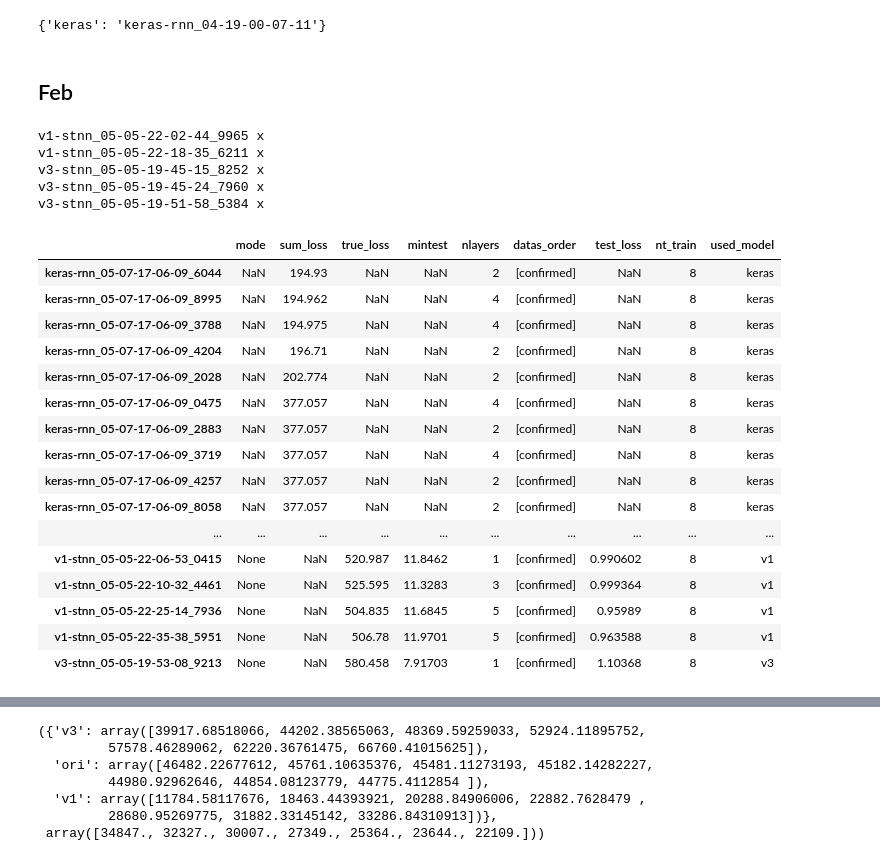
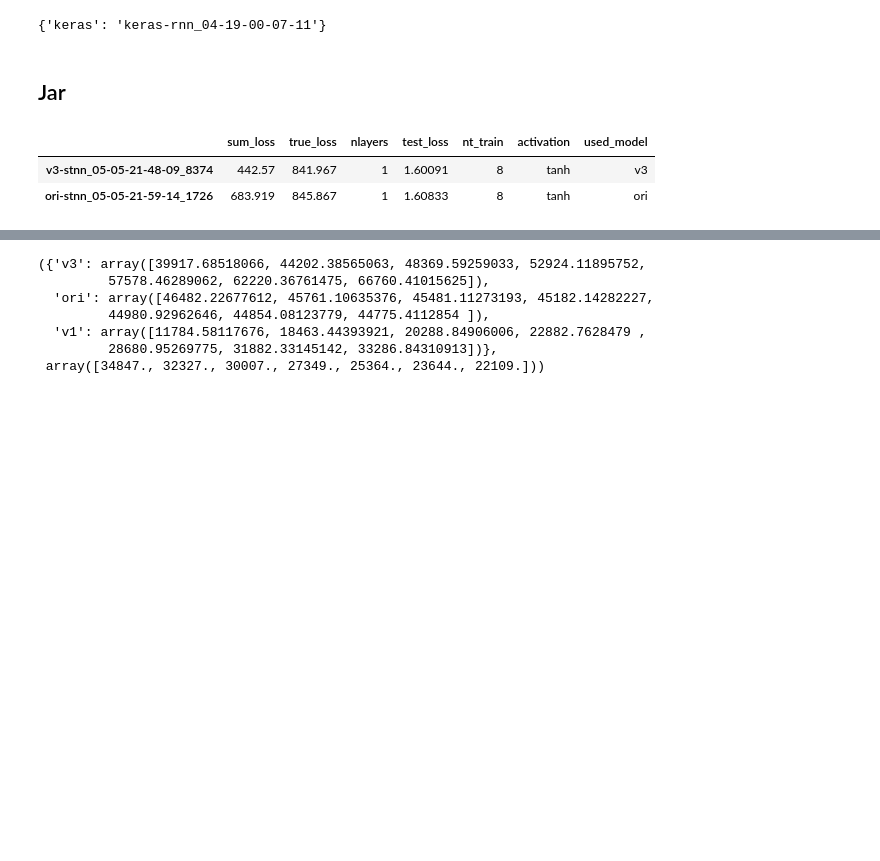
Before and after one commit to wtding1998/RNN_nCov, a Jupyter notebook: disease_analysis.ipynb, the cells around one changed output, grey strips where cells are left out. Drawn from its saved outputs; the diff is of its cells as text; code cells hidden in the pictures; blank space fills up the shorter version.

```diff
--- a/disease_analysis.ipynb
+++ b/disease_analysis.ipynb
@@ -423,46 +423,27 @@ exp_dir
 japan_exp = result.Exp(exp_dir['keras'], japan_folder)
 japan_loss = japan_exp.train_loss()[0]
 # %% [markdown]
-## Feb
+## Jar
 # %%
 datadir = 'data'
 dataset = 'jar'
 data, _ = get_time_data(datadir, dataset)
 data = data.numpy()
 
 # plt.figure('ncov Dataset')
 # plt.imshow(data[:, :, 0].T, aspect='auto', cmap='jet')
 # plt.title('ncov Dataset')
 # plt.xlabel('timestep')
 # plt.colorbar()
 
-jar_folder = os.path.abspath(os.path.join(os.getcwd(), '..', 'output', 'jar'))
+jar_folder = os.path.abspath(os.path.join(os.getcwd(), '..', 'output_result', 'best_jar'))
 jar_result = result.Printer(jar_folder)
 pd.options.display.max_rows = None
 # a = jar_result.get_df(col=['train_loss', 'test_loss', 'mode']).sort_values('test_loss', ascending=True)
-jar_df = jar_result.get_df(col=['mode', 'sum_loss', 'true_loss', 'mintest', 'nlayers', 'datas_order', 'test_loss', 'nt_train'], increase=False).sort_values('sum_loss')
-jar_df
+jar_df = jar_result.get_df(col=['sum_loss', 'true_loss', 'nlayers', 'test_loss', 'nt_train', 'activation'], increase=False).sort_values('sum_loss')
+jar_df.loc[jar_df['used_model'] != 'keras']
 # %% [output]
-v1-stnn_05-05-22-02-44_9965 x
-v1-stnn_05-05-22-18-35_6211 x
-v3-stnn_05-05-19-45-15_8252 x
-v3-stnn_05-05-19-45-24_7960 x
-v3-stnn_05-05-19-51-58_5384 x
-|  | mode | sum_loss | true_loss | mintest | nlayers | datas_order | test_loss | nt_train | used_model |
-| keras-rnn_05-07-17-06-09_6044 | NaN | 194.93 | NaN | NaN | 2 | [confirmed] | NaN | 8 | keras |
-| keras-rnn_05-07-17-06-09_8995 | NaN | 194.962 | NaN | NaN | 4 | [confirmed] | NaN | 8 | keras |
-| keras-rnn_05-07-17-06-09_3788 | NaN | 194.975 | NaN | NaN | 4 | [confirmed] | NaN | 8 | keras |
-| keras-rnn_05-07-17-06-09_4204 | NaN | 196.71 | NaN | NaN | 2 | [confirmed] | NaN | 8 | keras |
-| keras-rnn_05-07-17-06-09_2028 | NaN | 202.774 | NaN | NaN | 2 | [confirmed] | NaN | 8 | keras |
-| keras-rnn_05-07-17-06-09_0475 | NaN | 377.057 | NaN | NaN | 4 | [confirmed] | NaN | 8 | keras |
-| keras-rnn_05-07-17-06-09_2883 | NaN | 377.057 | NaN | NaN | 2 | [confirmed] | NaN | 8 | keras |
-| keras-rnn_05-07-17-06-09_3719 | NaN | 377.057 | NaN | NaN | 4 | [confirmed] | NaN | 8 | keras |
-| keras-rnn_05-07-17-06-09_4257 | NaN | 377.057 | NaN | NaN | 2 | [confirmed] | NaN | 8 | keras |
-| keras-rnn_05-07-17-06-09_8058 | NaN | 377.057 | NaN | NaN | 2 | [confirmed] | NaN | 8 | keras |
-| ... | ... | ... | ... | ... | ... | ... | ... | ... | ... |
-| v1-stnn_05-05-22-06-53_0415 | None | NaN | 520.987 | 11.8462 | 1 | [confirmed] | 0.990602 | 8 | v1 |
-| v1-stnn_05-05-22-10-32_4461 | None | NaN | 525.595 | 11.3283 | 3 | [confirmed] | 0.999364 | 8 | v1 |
-| v1-stnn_05-05-22-25-14_7936 | None | NaN | 504.835 | 11.6845 | 5 | [confirmed] | 0.95989 | 8 | v1 |
-| v1-stnn_05-05-22-35-38_5951 | None | NaN | 506.78 | 11.9701 | 5 | [confirmed] | 0.963588 | 8 | v1 |
-| v3-stnn_05-05-19-53-08_9213 | None | NaN | 580.458 | 7.91703 | 1 | [confirmed] | 1.10368 | 8 | v3 |
+|  | sum_loss | true_loss | nlayers | test_loss | nt_train | activation | used_model |
+| v3-stnn_05-05-21-48-09_8374 | 442.57 | 841.967 | 1 | 1.60091 | 8 | tanh | v3 |
+| ori-stnn_05-05-21-59-14_1726 | 683.919 | 845.867 | 1 | 1.60833 | 8 | tanh | ori |
 # %%
```
Also changed, not shown: parts of 2 cells of this notebook, 6 other files.
